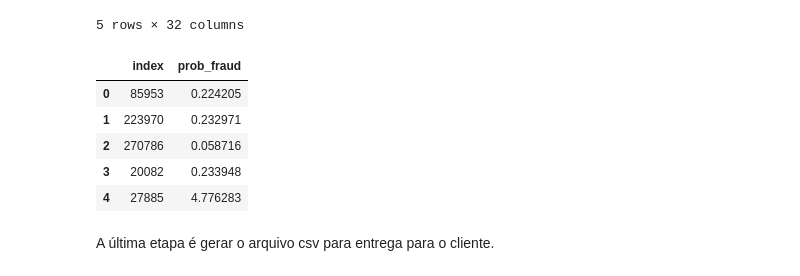
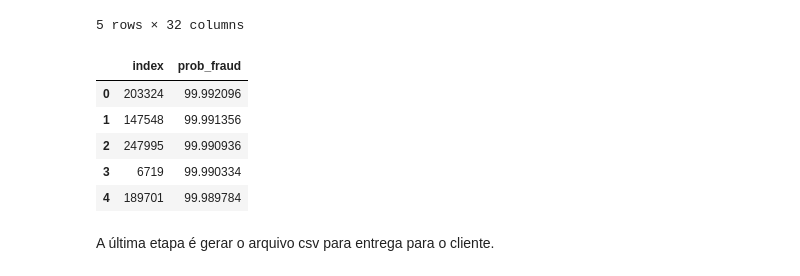
Before and after one commit to MatheusPfeifer/Credit-Card-Fraud-Detection, a Jupyter notebook: Credit-Card-Fraud-Analysis.ipynb, the cells around one changed output. Saved outputs shown, nothing was run; the diff lists cells and outputs as text; code cells hidden in the pictures.

```diff
--- a/Credit-Card-Fraud-Analysis.ipynb
+++ b/Credit-Card-Fraud-Analysis.ipynb
@@ -480,14 +480,13 @@ resultado.head()
 # %%
 # Criando o dataframe para entrega do modelo
 entrega_final = pd.DataFrame(resultado.iloc[:, 31])
+entrega_final = entrega_final.sort_values(by = 'prob_fraud', ascending = False)
 entrega_final = entrega_final.reset_index()
 entrega_final.head()
 # %% [output]
 |  | index | prob_fraud |
-| 0 | 85953 | 0.224205 |
-| 1 | 223970 | 0.232971 |
-| 2 | 270786 | 0.058716 |
-| 3 | 20082 | 0.233948 |
-| 4 | 27885 | 4.776283 |
+| 0 | 203324 | 99.992096 |
+| 1 | 147548 | 99.991356 |
+| 2 | 247995 | 99.990936 |
+| 3 | 6719 | 99.990334 |
+| 4 | 189701 | 99.989784 |
-# %% [markdown]
-A última etapa é gerar o arquivo csv para entrega para o cliente.
@@ -496,0 +493,2 @@ entrega_final.to_csv('entrega_final.csv')
+# %% [markdown]
+A última etapa é gerar o arquivo csv para entrega para o cliente.
```
Also changed, not shown: parts of 26 cells of this notebook, 1 other file.
